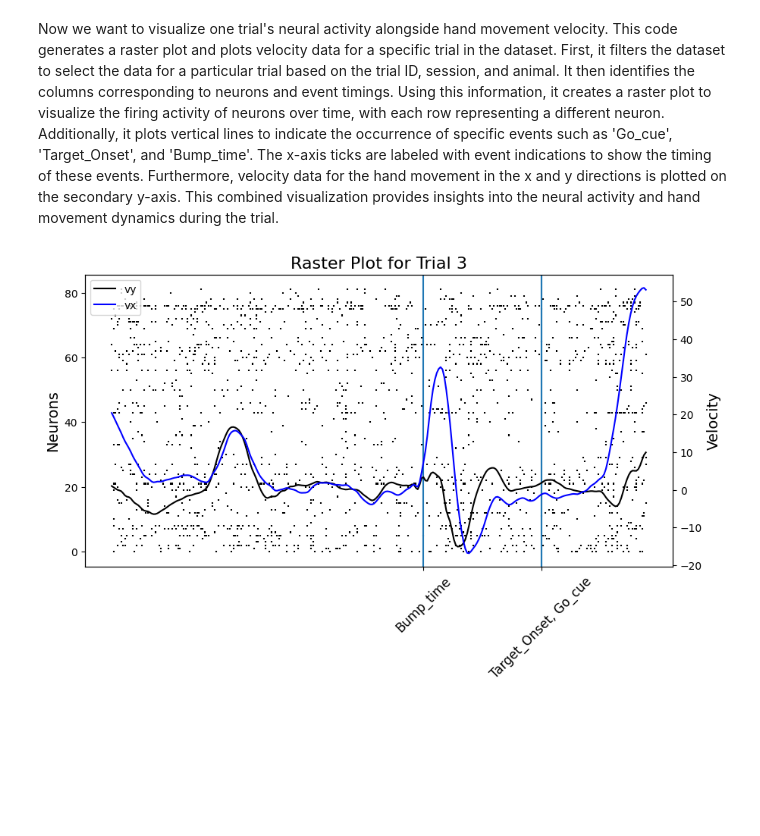
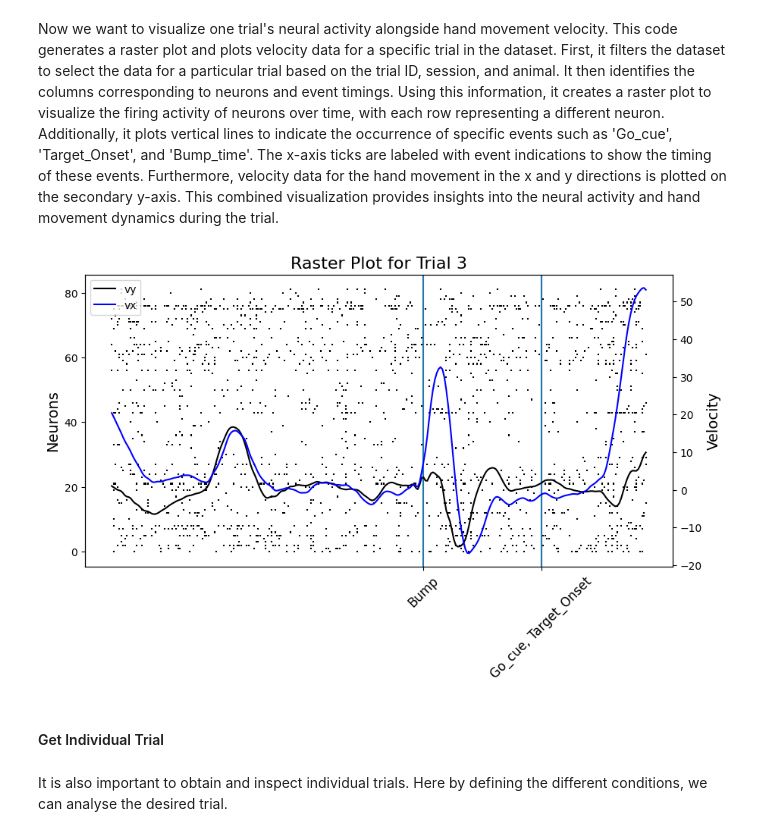
Before and after one commit to catniplab/NeuroTask, a Jupyter notebook: tutorial_data_analysis_nwb.ipynb, the cells around one changed output. Saved outputs shown, nothing was run; the diff lists cells and outputs as text; code cells hidden in the pictures; blank space fills up the shorter version.

```diff
--- a/tutorial_data_analysis_nwb.ipynb
+++ b/tutorial_data_analysis_nwb.ipynb
@@ -156,14 +157,18 @@ Now we want to visualize one trial's neural activity alongside hand movement vel
 # %%
 
 trial_id = 3
-trial_data = df[(df['trial_id'] == trial_id) & (df['session'] == 1) & (df['animal'] == 1)]
+animal_id = 1
+session_id = 1
+
+trial_data = df[(df['trial_id'] == trial_id) & (df['session'] == session_id) & (df['animal'] == animal_id)]
 
 # Select data for neurons
 neuron_columns = [col for col in trial_data.columns if col.startswith('Neuron')]
 neurons = neuron_columns[:]
 
 # Identify event columns
-event_columns = ['Go_cue', 'Target_Onset', 'Bump_time']
+event_columns = [col for col in df.columns if col.startswith('Event')]
+#event_columns = ['Go_cue', 'Target_Onset', 'Bump_time']
 
 # Create a figure and axis
 fig, ax = plt.subplots(figsize=(10, 5))
@@ -181,39 +186,43 @@ event_positions = []
 for idx, event_col in enumerate(event_columns):
     event_indices = trial_data.index[trial_data[event_col] == 1].tolist()
     for event_index in event_indices:
-        ax.axvline(x=event_index, linestyle='-', label=event_col)
+        ax.axvline(x=event_index, linestyle='-', label=event_col.replace("Event", ""))
         event_positions.append(event_index)
-        event_labels.append(event_col)
+        event_labels.append(event_col.replace("Event", ""))
 
 # Combine event labels for positions with multiple events
 event_dict = {}
 for pos, label in zip(event_positions, event_labels):
     if pos in event_dict:
         event_dict[pos].add(label)
     else:
         event_dict[pos] = {label}
 
 # Sort events to ensure the ticks are in order
 sorted_event_positions = sorted(event_dict.keys())
 sorted_event_labels = [', '.join(event_dict[pos]) for pos in sorted_event_positions]
 
 # Set x-axis ticks with event indications
 ax.set_xticks(sorted_event_positions)
 ax.set_xticklabels(sorted_event_labels, rotation=45, fontsize=12)
 
 # Plot velocity data for y-axis
 ax2 = ax.twinx()
 ax2.plot(trial_data['hand_vel_y'], color='black', label='vy')
 ax2.plot(trial_data['hand_vel_x'], color='blue', label='vx')
 
 # Set y-axis label for velocity
 ax2.set_ylabel('Velocity', fontsize=14)
 
 # Increase font sizes for better readability
 ax.set_ylabel('Neurons', fontsize=14)
 ax.set_title(f'Raster Plot for Trial {trial_id}', fontsize=16)
 plt.legend()
 # Show plot
 plt.show()
 # %% [output]
-[figure, old version]
+[figure, new version]
+# %% [markdown]
+#### Get Individual Trial
+# %% [markdown]
+It is also important to obtain and inspect individual trials. Here by defining the different conditions, we can analyse the desired trial.
```
Also changed, not shown: parts of 19 cells of this notebook.
